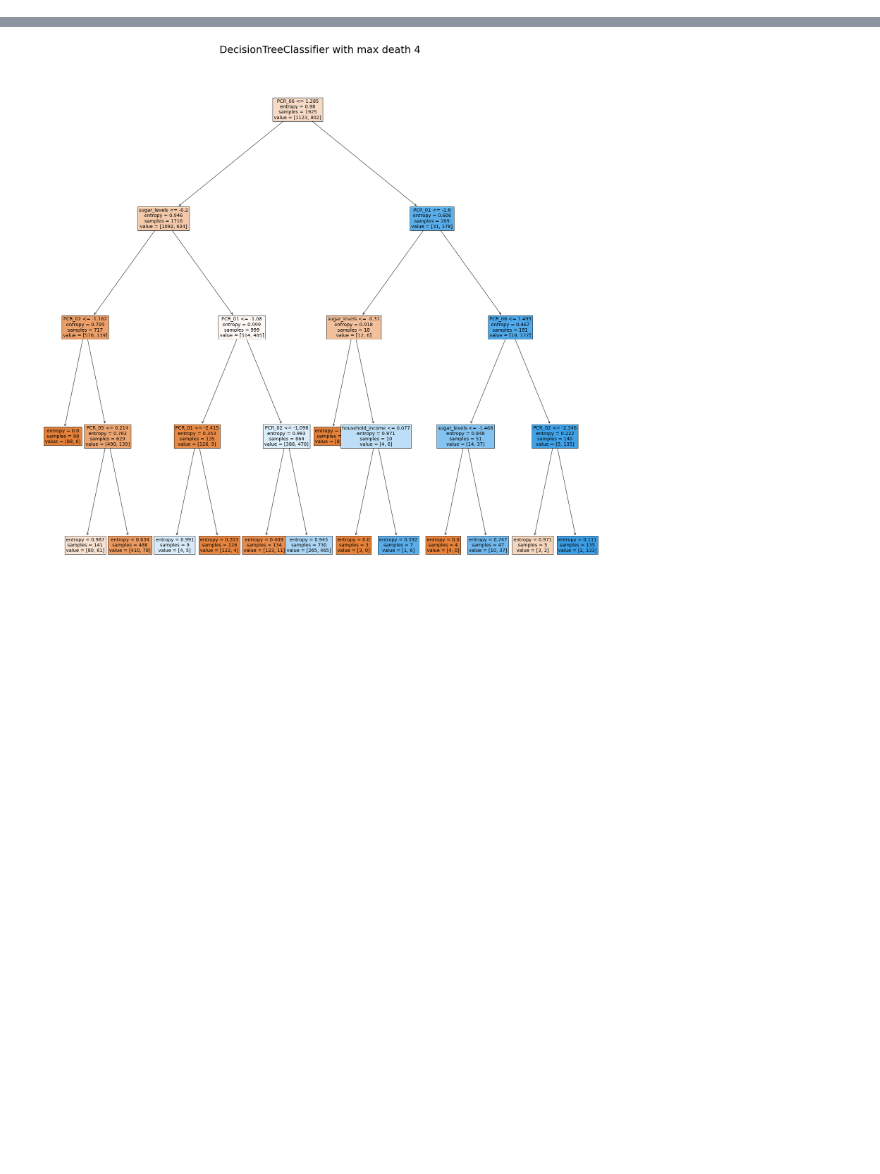
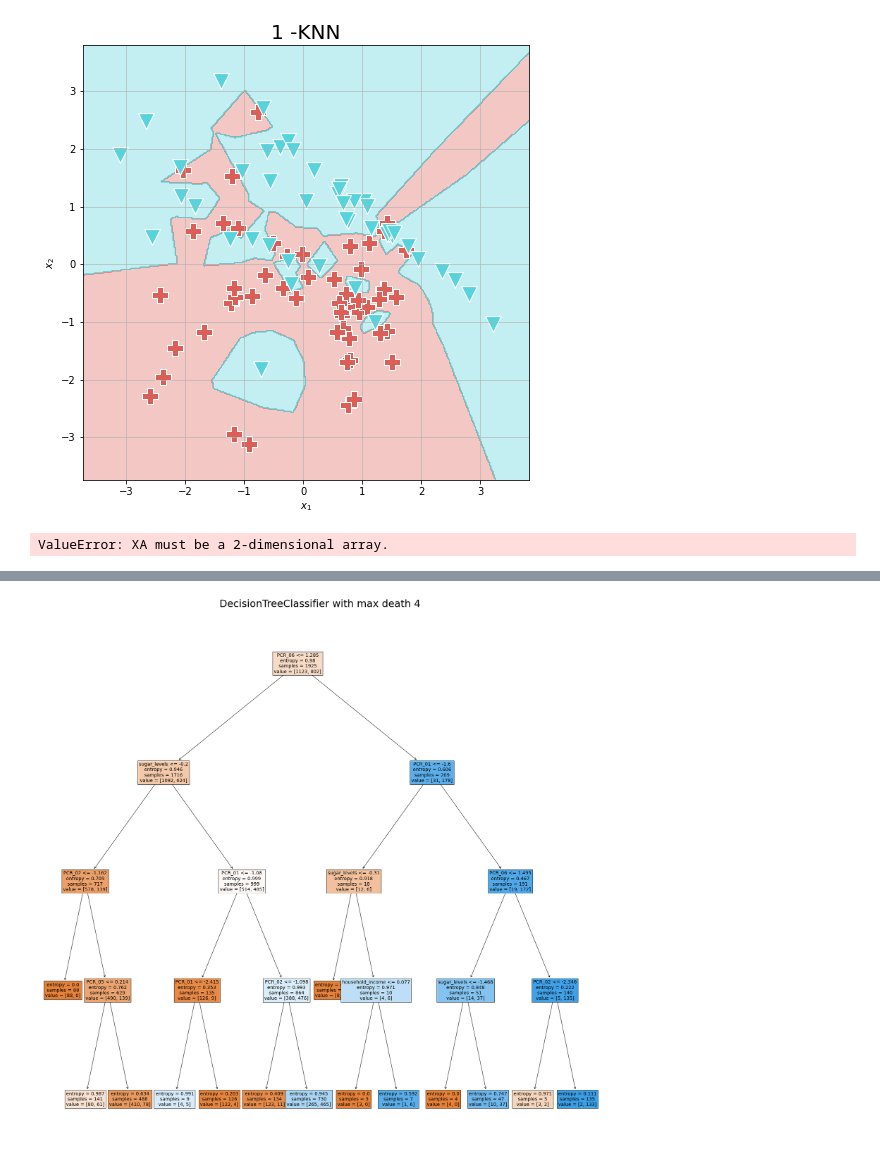
Before and after one commit to orrLani/ML2, a Jupyter notebook: plots.ipynb, the cells around one changed output, grey strips where cells are left out. Drawn from its saved outputs; the diff is of its cells as text; code cells hidden in the pictures; blank space fills up the shorter version.

```diff
--- a/plots.ipynb
+++ b/plots.ipynb
@@ -9,0 +23,26 @@ from sklearn.metrics import accuracy_score
+# %%
+def convertToBinary(bool_condition):
+        if bool_condition:
+            return 1
+        return -1
+or_id = 0
+itay_id = 3
+df = pd.read_csv('train_clean.csv.csv')
+df.pop('pcr_date')
+df.pop("Unnamed: 0")
+df.pop('country')
+df.pop('home_country')
+df.pop('postcode')
+df.pop('PCR_05')
+# target
+df['spread'] = df['spread'].map(dict(High=1 , Low = -1))
+df['risk'] = df['risk'].map(dict(High=1 , Low = -1))
+df['covid'] = df['covid'].apply(convertToBinary)
+
+# rest fectures
+df['sex'] = df['sex'].replace(['F','M'],[-1,1])
+df['is_army'] = df['is_army']*2-1
+
+# normolize data
+df_normolize = prepare.normalize_data(df.copy())
+display(df)
@@ -9,0 +63,13 @@ from sklearn.metrics import accuracy_score
+# %%
+def Q1():
+    X_toy, y_toy = make_classification(n_samples=100, n_features=2,random_state=or_id+itay_id, flip_y = 0.1,n_informative=2, n_redundant=0)
+    for i in range(1,10,1):
+        model = KNN.kNN(i)
+        model.fit(X_toy,y_toy)
+        KNN.visualize_clf(model, X_toy, y_toy,f"{i} -KNN")
+        predict = model.predict(X_toy)
+        print(model.score(y_toy,predict))
+Q1()
+# %% [output]
+[figure, added]
+ValueError: XA must be a 2-dimensional array.
```
Also changed, not shown: parts of 15 cells of this notebook.
